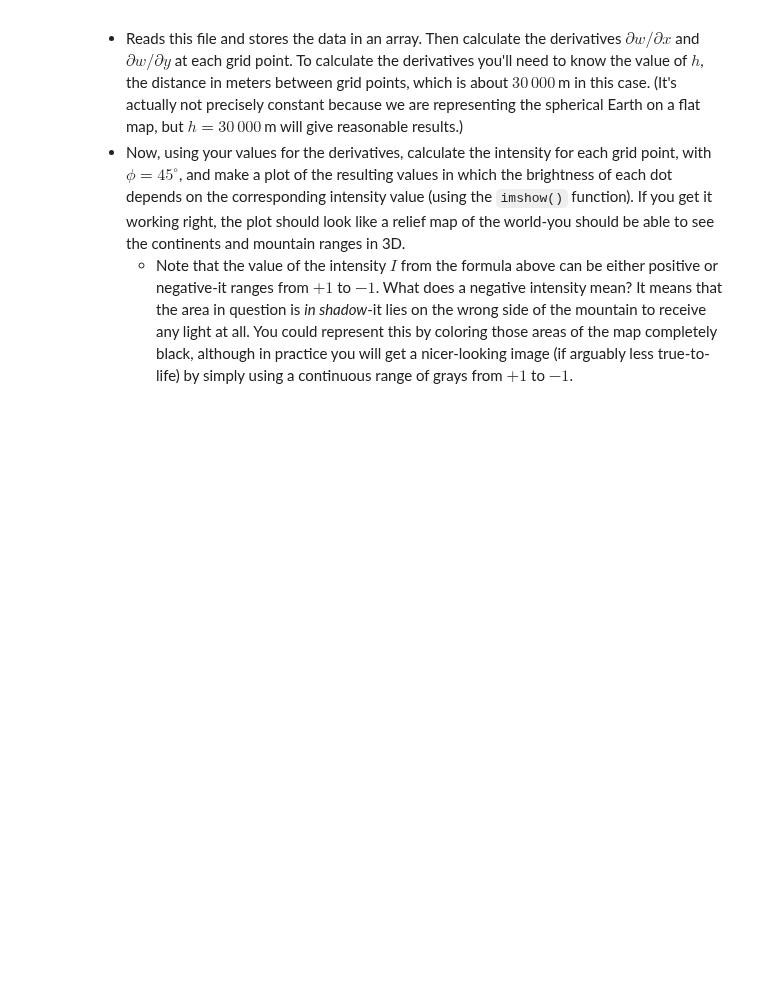
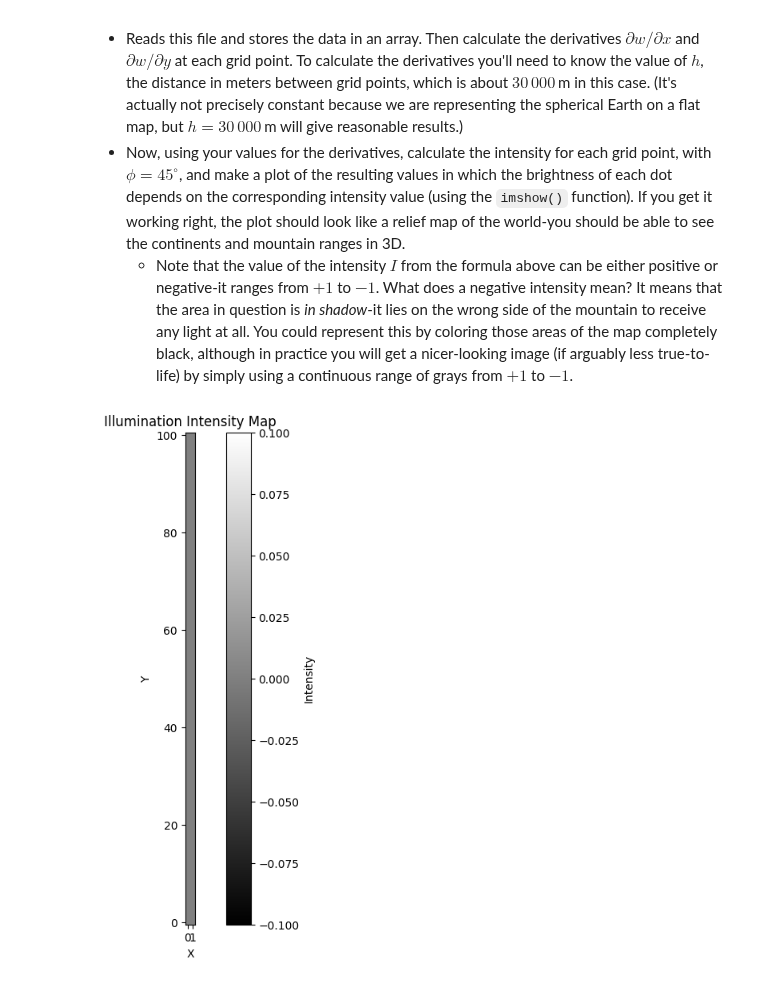
Before and after one commit to CWCopeland/ComputationalPhysics, a Jupyter notebook: Homework/Homework_03.ipynb, the cells around one changed output. Saved outputs shown, nothing was run; the diff lists cells and outputs as text; code cells hidden in the pictures; blank space fills up the shorter version.

```diff
--- a/Homework/Homework_03.ipynb
+++ b/Homework/Homework_03.ipynb
@@ -74,3 +189,57 @@ In the on-line resources you'll find a file named `altitude.txt`, which contains
  * Reads this file and stores the data in an array.  Then calculate the derivatives $\partial w/\partial x$ and $\partial w/\partial y$ at each grid point.  To calculate the derivatives you'll need to know the value of $h$, the distance in meters between grid points, which is about $30\,000\,$m in this case. (It's actually not precisely constant because we are representing the spherical Earth on a flat map, but $h=30\,000\,$m will give reasonable results.)
  * Now, using your values for the derivatives, calculate the intensity for each grid point, with $\phi=45^\circ$, and make a plot of the resulting values in which the brightness of each dot depends on the corresponding intensity value (using the `imshow()` function).  If you get it working right, the plot should look like a relief map of the world-you should be able to see the continents and mountain ranges in 3D.
      * Note that the value of the intensity $I$ from the formula above can be either positive or negative-it ranges from $+1$ to $-1$.  What does a negative intensity mean?  It means that the area in question is *in shadow*-it lies on the wrong side of the mountain to receive any light at all.  You could represent this by coloring those areas of the map completely black, although in practice you will get a nicer-looking image (if arguably less true-to-life) by simply using a continuous range of grays from $+1$ to $-1$.
+# %%
+def read_altitude_data(filename):
+    data = np.loadtxt('/velocities.txt')
+    return data
+
+
+def compute_derivatives(altitude_data, h=30000):
+
+    nx, ny = altitude_data.shape
+
+    dw_dx = np.zeros_like(altitude_data)
+    dw_dy = np.zeros_like(altitude_data)
+
+    for i in range(1, nx-1):
+        for j in range(1, ny-1):
+            dw_dx[i, j] = (altitude_data[i+1, j] - altitude_data[i-1, j]) / (2 * h)
+            dw_dy[i, j] = (altitude_data[i, j+1] - altitude_data[i, j-1]) / (2 * h)
+
+    return dw_dx, dw_dy
+
+def calculate_intensity(dw_dx, dw_dy, phi=45):
+    phi_rad = np.radians(phi)
+
+    cos_phi = np.cos(phi_rad)
+    sin_phi = np.sin(phi_rad)
+
+    intensity = (cos_phi * dw_dx + sin_phi * dw_dy) / np.sqrt(dw_dx**2 + dw_dy**2 + 1)
+
+    return intensity
+
+def visualize_intensity(intensity):
+    plt.figure(figsize=(10, 8))
+    # Display the intensity using imshow
+    plt.imshow(intensity, cmap='gray', origin='lower', interpolation='nearest')
+    plt.colorbar(label="Intensity")
+    plt.title("Illumination Intensity Map")
+    plt.xlabel("X")
+    plt.ylabel("Y")
+    plt.show()
+
+def main():
+    filename = 'altitude.txt'
+    altitude_data = read_altitude_data(filename)
+
+    dw_dx, dw_dy = compute_derivatives(altitude_data)
+
+    intensity = calculate_intensity(dw_dx, dw_dy)
+
+    visualize_intensity(intensity)
+
+if __name__ == '__main__':
+    main()
+# %% [output]
+[figure, added]
```
Also changed, not shown: parts of 3 cells of this notebook.
